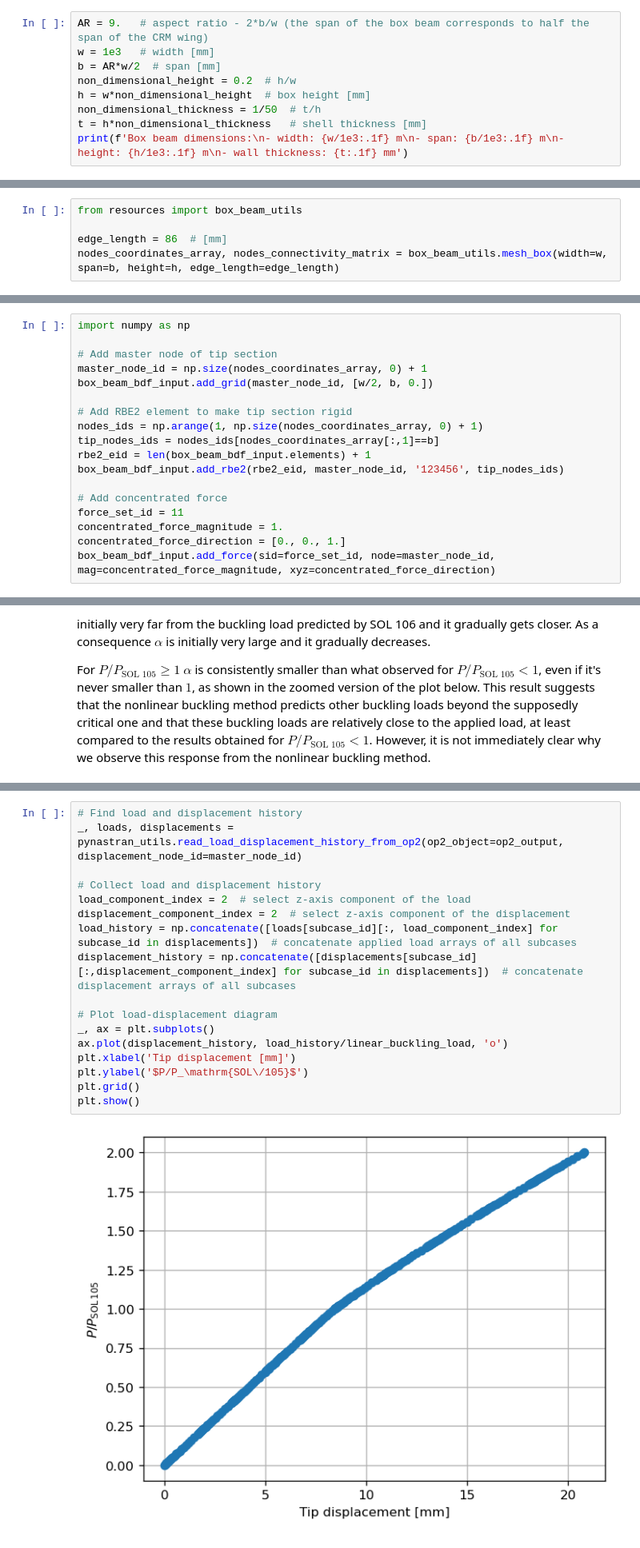
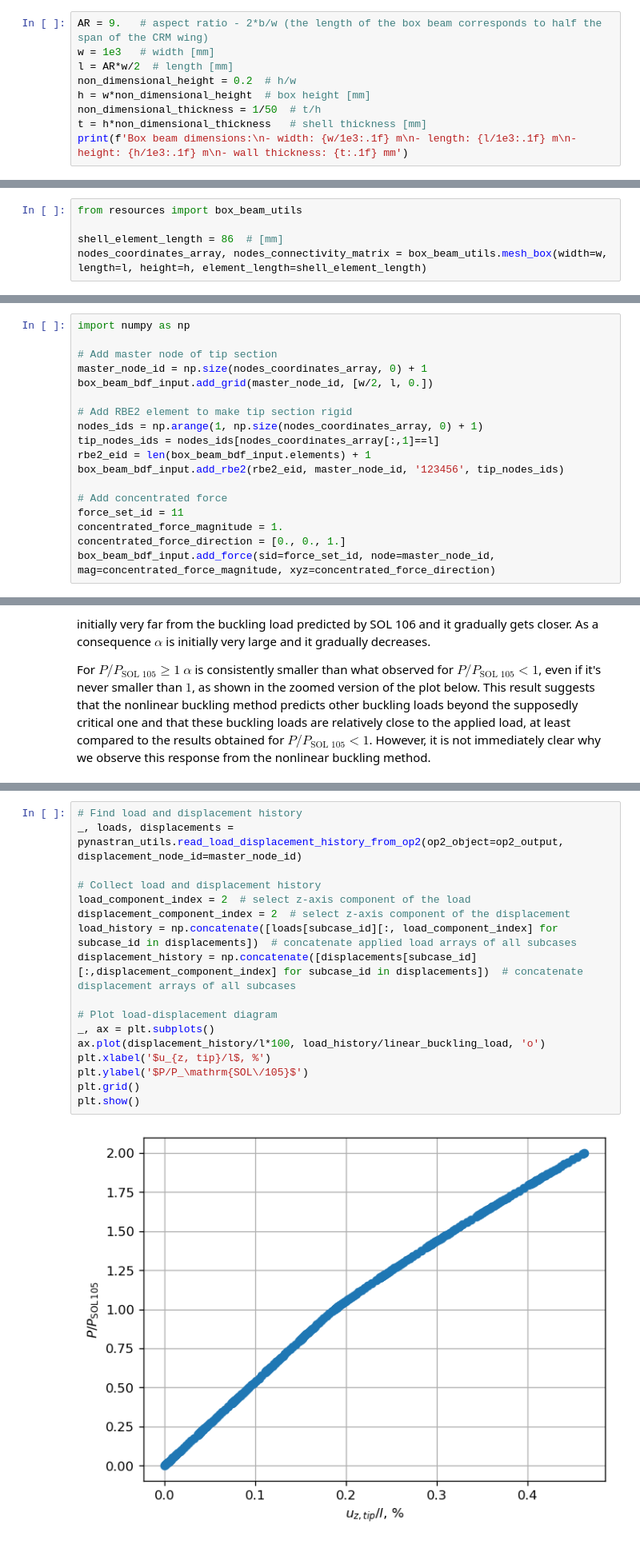
Before and after one commit to fmamitrotta/nonlinear-structural-stability-notebooks, a Jupyter notebook: notebooks/06_Verification_of_SOL_106_Nonlinear_Buckling_Method.ipynb, the cells around one changed output, grey strips where cells are left out. Shown at 80% size. Saved outputs shown, nothing was run; the diff lists cells and outputs as text.

Commit message:
Updated plot labels and changed denomination of span into length

```diff
--- a/notebooks/06_Verification_of_SOL_106_Nonlinear_Buckling_Method.ipynb
+++ b/notebooks/06_Verification_of_SOL_106_Nonlinear_Buckling_Method.ipynb
@@ -26,14 +26,14 @@ SVG(filename=os.path.join('resources', '04_BoxBeamConcentratedLoad.svg'))
 # %% [output]
 [drawing not drawn]
 # %%
-AR = 9.   # aspect ratio - 2*b/w (the span of the box beam corresponds to half the span of the CRM wing)
+AR = 9.   # aspect ratio - 2*b/w (the length of the box beam corresponds to half the span of the CRM wing)
 w = 1e3   # width [mm]
-b = AR*w/2  # span [mm]
+l = AR*w/2  # length [mm]
 non_dimensional_height = 0.2  # h/w
 h = w*non_dimensional_height  # box height [mm]
 non_dimensional_thickness = 1/50  # t/h
 t = h*non_dimensional_thickness   # shell thickness [mm]
-print(f'Box beam dimensions:\n- width: {w/1e3:.1f} m\n- span: {b/1e3:.1f} m\n- height: {h/1e3:.1f} m\n- wall thickness: {t:.1f} mm')
+print(f'Box beam dimensions:\n- width: {w/1e3:.1f} m\n- length: {l/1e3:.1f} m\n- height: {h/1e3:.1f} m\n- wall thickness: {t:.1f} mm')
 # %% [output]
 Box beam dimensions:
 - width: 1.0 m
@@ -53,8 +53,8 @@ We discretize the geometry of our box beam into quadrilateral elements using the
 # %%
 from resources import box_beam_utils
 
-edge_length = 86  # [mm]
-nodes_coordinates_array, nodes_connectivity_matrix = box_beam_utils.mesh_box(width=w, span=b, height=h, edge_length=edge_length)
+shell_element_length = 86  # [mm]
+nodes_coordinates_array, nodes_connectivity_matrix = box_beam_utils.mesh_box(width=w, length=l, height=h, element_length=shell_element_length)
 # %% [markdown]
 Then we create a base bdf input using the function `create_base_bdf_input` and we print a summary of the bulk data cards that were defined in the input.
 # %%
@@ -89,11 +89,11 @@ import numpy as np
 
 # Add master node of tip section
 master_node_id = np.size(nodes_coordinates_array, 0) + 1
-box_beam_bdf_input.add_grid(master_node_id, [w/2, b, 0.])
+box_beam_bdf_input.add_grid(master_node_id, [w/2, l, 0.])
 
 # Add RBE2 element to make tip section rigid
 nodes_ids = np.arange(1, np.size(nodes_coordinates_array, 0) + 1)
-tip_nodes_ids = nodes_ids[nodes_coordinates_array[:,1]==b]
+tip_nodes_ids = nodes_ids[nodes_coordinates_array[:,1]==l]
 rbe2_eid = len(box_beam_bdf_input.elements) + 1
 box_beam_bdf_input.add_rbe2(rbe2_eid, master_node_id, '123456', tip_nodes_ids)
 
@@ -228,22 +228,22 @@ Let's plot the equilibrium diagram of the structure in terms of applied load vs
 # %%
 # Find load and displacement history
 _, loads, displacements = pynastran_utils.read_load_displacement_history_from_op2(op2_object=op2_output, displacement_node_id=master_node_id)
 
 # Collect load and displacement history
 load_component_index = 2  # select z-axis component of the load
 displacement_component_index = 2  # select z-axis component of the displacement
 load_history = np.concatenate([loads[subcase_id][:, load_component_index] for subcase_id in displacements])  # concatenate applied load arrays of all subcases
 displacement_history = np.concatenate([displacements[subcase_id][:,displacement_component_index] for subcase_id in displacements])  # concatenate displacement arrays of all subcases
 
 # Plot load-displacement diagram
 _, ax = plt.subplots()
-ax.plot(displacement_history, load_history/linear_buckling_load, 'o')
-plt.xlabel('Tip displacement [mm]')
+ax.plot(displacement_history/l*100, load_history/linear_buckling_load, 'o')
+plt.xlabel('$u_{z, tip}/l$, %')
 plt.ylabel('$P/P_\mathrm{SOL\/105}$')
 plt.grid()
 plt.show()
 # %% [output]
-[figure, old version]
+[figure, new version]
 # %% [markdown]
 We observe a change in the slope of the load-displacement diagram approximately for $P/P_\text{SOL 105}=1$. This can be most probably ascribed to the buckled-like deformation of the top skin that we observed in our [previous notebook](05_Sensitivity_Study_of_SOL_106_Nonlinear_Analysis_Parameters.ipynb#sensitivity).
 
```
Also changed, not shown: parts of 6 cells of this notebook.
